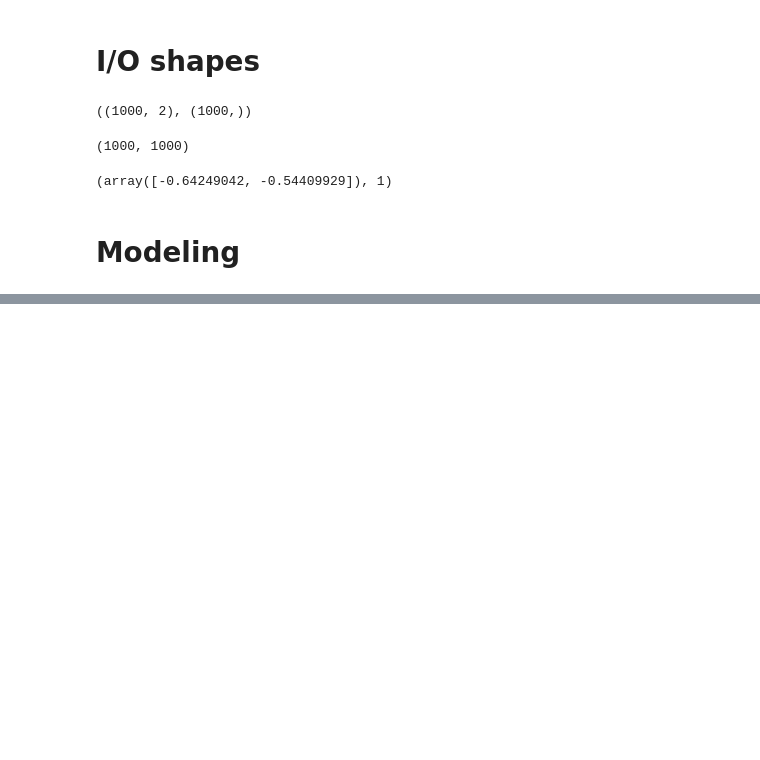
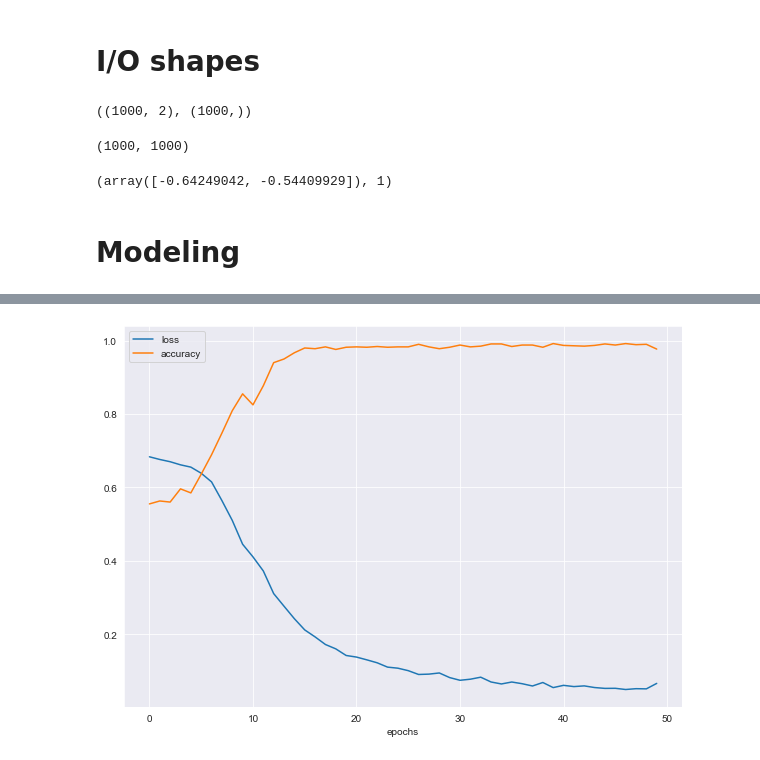
Before and after one commit to zhaoxinnZ/HybridPractices, a Jupyter notebook: Modules/DataClassification/BinaryClassification.ipynb, the cells around one changed output, grey strips where cells are left out. Cells and saved outputs as stored; diff of their text form; code cells hidden in the pictures; blank space fills up the shorter version.

```diff
--- a/Modules/DataClassification/BinaryClassification.ipynb
+++ b/Modules/DataClassification/BinaryClassification.ipynb
@@ -125,3 +126,7 @@ doing multiclass classification
+# %%
+pd.DataFrame(history.history).plot(figsize=(10,7), xlabel="epochs");
+# %% [output]
+[figure, added]
 # %%
 tf.random.set_seed(42)
 
```
Also changed, not shown: parts of 6 cells of this notebook, 10 other files.
